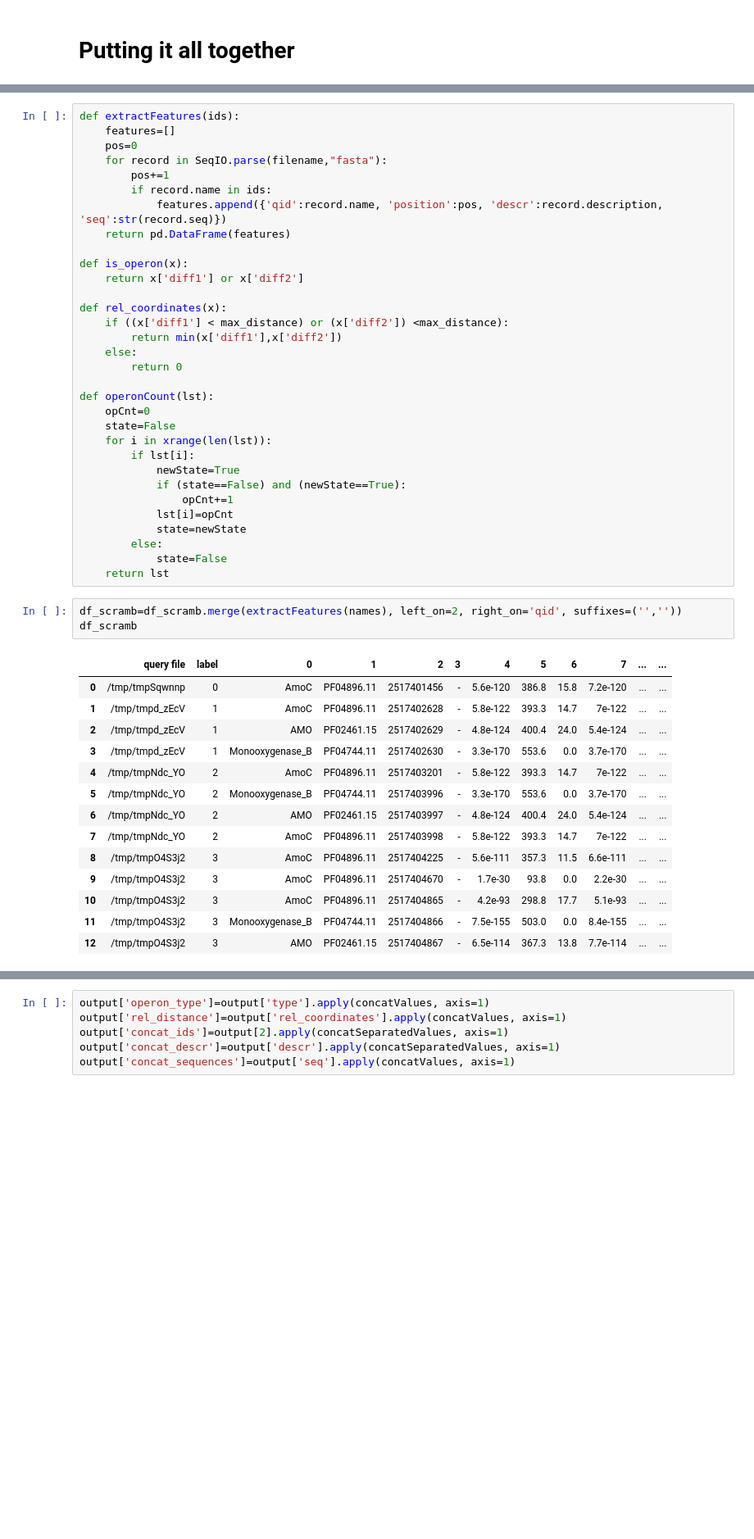
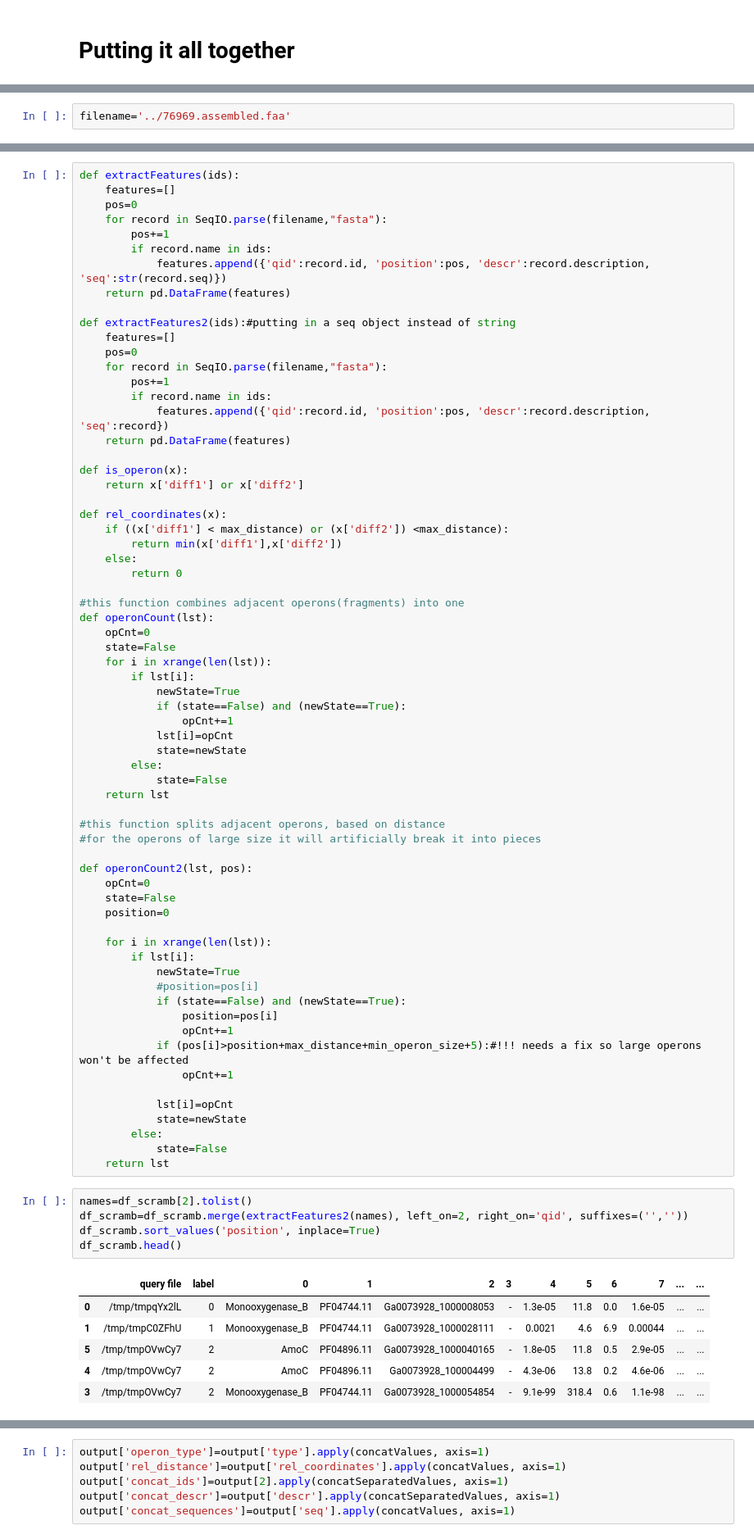
Before and after one commit to nyirock/operon_finder, a Jupyter notebook: gen_func_file_parsing/fasta_iterator.ipynb, the cells around one changed output, grey strips where cells are left out. Shown at 82% size. Saved outputs shown, nothing was run; the diff lists cells and outputs as text; blank space fills up the shorter version.

Commit message:
working prototype for both split and non-split versions

```diff
--- a/gen_func_file_parsing/fasta_iterator.ipynb
+++ b/gen_func_file_parsing/fasta_iterator.ipynb
@@ -890,0 +929,2 @@ files2['/tmp/tmp4h4Gou']
+# %%
+filename='../76969.assembled.faa'
@@ -895,7 +939,16 @@ def extractFeatures(ids):
     for record in SeqIO.parse(filename,"fasta"):
         pos+=1
         if record.name in ids:
-            features.append({'qid':record.name, 'position':pos, 'descr':record.description, 'seq':str(record.seq)})
+            features.append({'qid':record.id, 'position':pos, 'descr':record.description, 'seq':str(record.seq)})
+    return pd.DataFrame(features)
+
+def extractFeatures2(ids):#putting in a seq object instead of string
+    features=[]
+    pos=0
+    for record in SeqIO.parse(filename,"fasta"):
+        pos+=1
+        if record.name in ids:
+            features.append({'qid':record.id, 'position':pos, 'descr':record.description, 'seq':record})
     return pd.DataFrame(features)
 
 def is_operon(x):
@@ -907,6 +960,7 @@ def rel_coordinates(x):
     else:
         return 0
 
+#this function combines adjacent operons(fragments) into one
 def operonCount(lst):
     opCnt=0
     state=False
@@ -920,21 +974,39 @@ def operonCount(lst):
         else:
             state=False
     return lst
+
+#this function splits adjacent operons, based on distance
+#for the operons of large size it will artificially break it into pieces
+
+def operonCount2(lst, pos):
+    opCnt=0
+    state=False
+    position=0
+
+    for i in xrange(len(lst)):
+        if lst[i]:
+            newState=True
+            #position=pos[i]
+            if (state==False) and (newState==True):
+                position=pos[i]
+                opCnt+=1
+            if (pos[i]>position+max_distance+min_operon_size+5):#!!! needs a fix so large operons won't be affected
+                opCnt+=1
+
+            lst[i]=opCnt
+            state=newState
+        else:
+            state=False
+    return lst
 # %%
-df_scramb=df_scramb.merge(extractFeatures(names), left_on=2, right_on='qid', suffixes=('',''))
-df_scramb
+names=df_scramb[2].tolist()
+df_scramb=df_scramb.merge(extractFeatures2(names), left_on=2, right_on='qid', suffixes=('',''))
+df_scramb.sort_values('position', inplace=True)
+df_scramb.head()
 # %% [output]
 |  | query file | label | 0 | 1 | 2 | 3 | 4 | 5 | 6 | 7 | ... | ... |
-| 0 | /tmp/tmpSqwnnp | 0 | AmoC | PF04896.11 | 2517401456 | - | 5.6e-120 | 386.8 | 15.8 | 7.2e-120 | ... | ... |
-| 1 | /tmp/tmpd_zEcV | 1 | AmoC | PF04896.11 | 2517402628 | - | 5.8e-122 | 393.3 | 14.7 | 7e-122 | ... | ... |
-| 2 | /tmp/tmpd_zEcV | 1 | AMO | PF02461.15 | 2517402629 | - | 4.8e-124 | 400.4 | 24.0 | 5.4e-124 | ... | ... |
-| 3 | /tmp/tmpd_zEcV | 1 | Monooxygenase_B | PF04744.11 | 2517402630 | - | 3.3e-170 | 553.6 | 0.0 | 3.7e-170 | ... | ... |
-| 4 | /tmp/tmpNdc_YO | 2 | AmoC | PF04896.11 | 2517403201 | - | 5.8e-122 | 393.3 | 14.7 | 7e-122 | ... | ... |
-| 5 | /tmp/tmpNdc_YO | 2 | Monooxygenase_B | PF04744.11 | 2517403996 | - | 3.3e-170 | 553.6 | 0.0 | 3.7e-170 | ... | ... |
-| 6 | /tmp/tmpNdc_YO | 2 | AMO | PF02461.15 | 2517403997 | - | 4.8e-124 | 400.4 | 24.0 | 5.4e-124 | ... | ... |
-| 7 | /tmp/tmpNdc_YO | 2 | AmoC | PF04896.11 | 2517403998 | - | 5.8e-122 | 393.3 | 14.7 | 7e-122 | ... | ... |
-| 8 | /tmp/tmpO4S3j2 | 3 | AmoC | PF04896.11 | 2517404225 | - | 5.6e-111 | 357.3 | 11.5 | 6.6e-111 | ... | ... |
-| 9 | /tmp/tmpO4S3j2 | 3 | AmoC | PF04896.11 | 2517404670 | - | 1.7e-30 | 93.8 | 0.0 | 2.2e-30 | ... | ... |
-| 10 | /tmp/tmpO4S3j2 | 3 | AmoC | PF04896.11 | 2517404865 | - | 4.2e-93 | 298.8 | 17.7 | 5.1e-93 | ... | ... |
-| 11 | /tmp/tmpO4S3j2 | 3 | Monooxygenase_B | PF04744.11 | 2517404866 | - | 7.5e-155 | 503.0 | 0.0 | 8.4e-155 | ... | ... |
-| 12 | /tmp/tmpO4S3j2 | 3 | AMO | PF02461.15 | 2517404867 | - | 6.5e-114 | 367.3 | 13.8 | 7.7e-114 | ... | ... |
+| 0 | /tmp/tmpqYx2lL | 0 | Monooxygenase_B | PF04744.11 | Ga0073928_1000008053 | - | 1.3e-05 | 11.8 | 0.0 | 1.6e-05 | ... | ... |
+| 1 | /tmp/tmpC0ZFhU | 1 | Monooxygenase_B | PF04744.11 | Ga0073928_1000028111 | - | 0.0021 | 4.6 | 6.9 | 0.00044 | ... | ... |
+| 5 | /tmp/tmpOVwCy7 | 2 | AmoC | PF04896.11 | Ga0073928_1000040165 | - | 1.8e-05 | 11.8 | 0.5 | 2.9e-05 | ... | ... |
+| 4 | /tmp/tmpOVwCy7 | 2 | AmoC | PF04896.11 | Ga0073928_100004499 | - | 4.3e-06 | 13.8 | 0.2 | 4.6e-06 | ... | ... |
+| 3 | /tmp/tmpOVwCy7 | 2 | Monooxygenase_B | PF04744.11 | Ga0073928_1000054854 | - | 9.1e-99 | 318.4 | 0.6 | 1.1e-98 | ... | ... |
```
Also changed, not shown: parts of 77 cells of this notebook.
